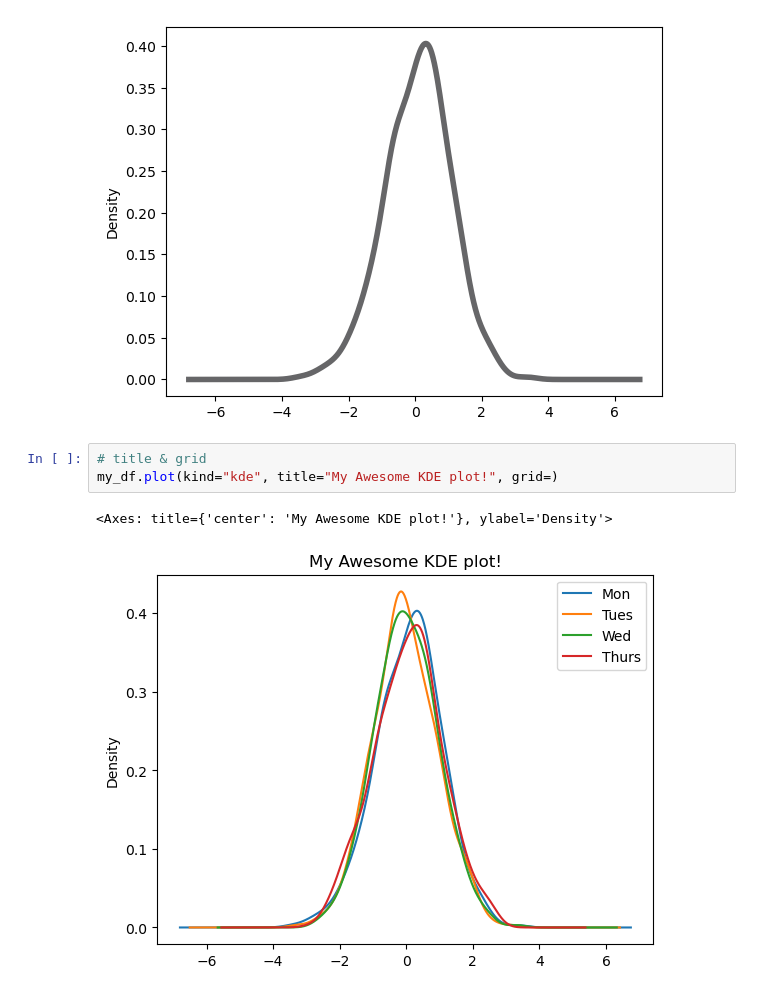
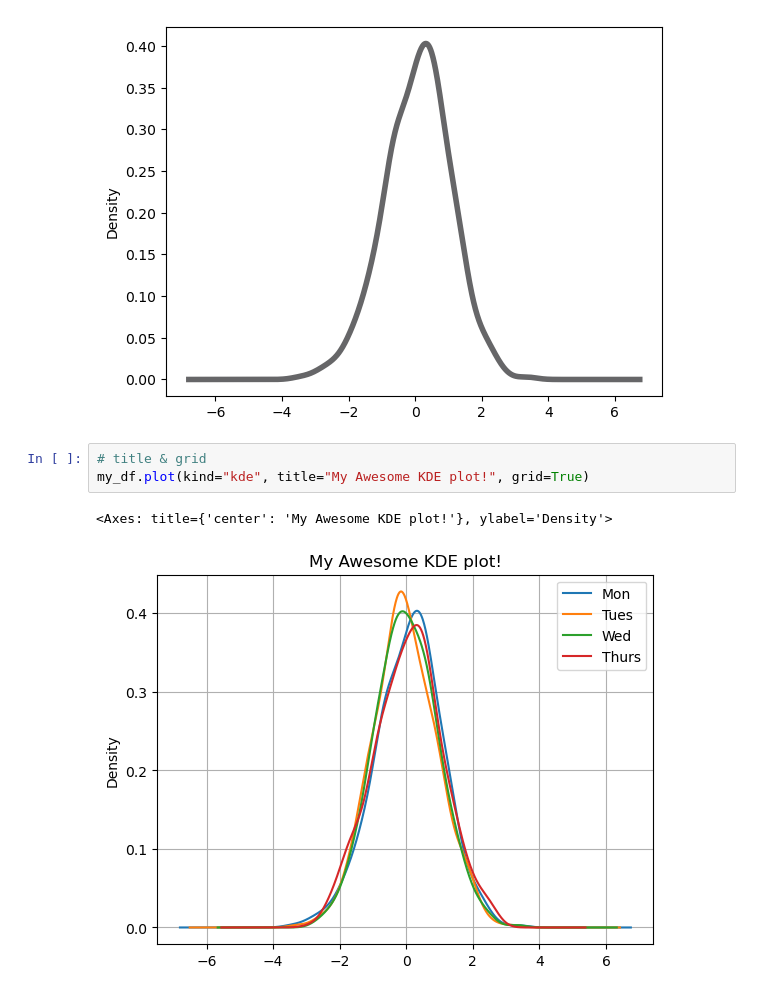
Before and after one commit to r00kieBlinder/Pandas-r00kie, a Jupyter notebook: kernal.ipynb, the cells around one changed output. Cells and saved outputs as stored; diff of their text form.

```diff
--- a/kernal.ipynb
+++ b/kernal.ipynb
@@ -53,7 +53,7 @@ my_df["Mon"].plot(kind="density", alpha=0.6, cmap="magma", lw=4)
 [figure]
 # %%
 # title & grid
-my_df.plot(kind="kde", title="My Awesome KDE plot!", grid=)
+my_df.plot(kind="kde", title="My Awesome KDE plot!", grid=True)
 # %% [output]
 <Axes: title={'center': 'My Awesome KDE plot!'}, ylabel='Density'>
-[figure, old version]
+[figure, new version]
```
